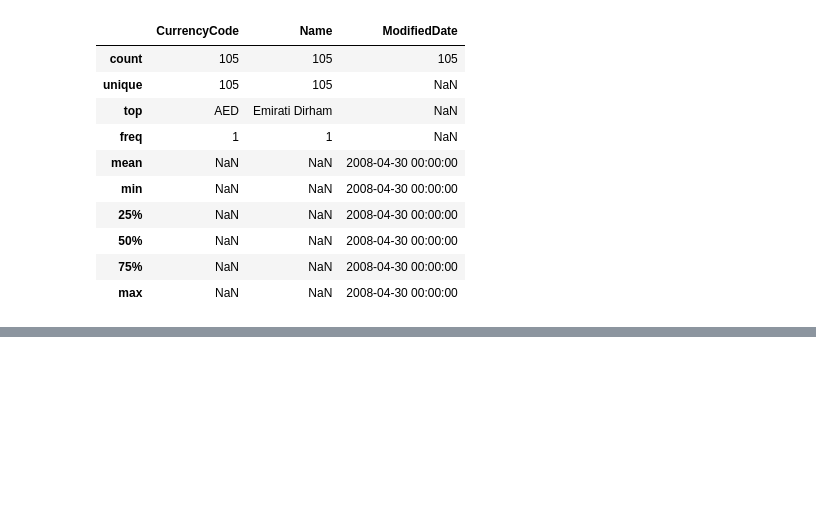
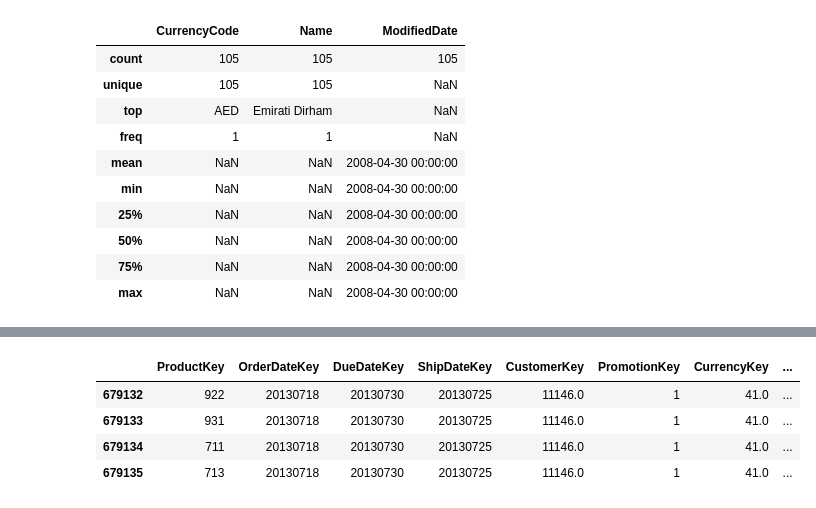
Before and after one commit to AngieJoya99/ETL-proyecto, a Jupyter notebook: pruebaConexion.ipynb, the cells around one changed output, grey strips where cells are left out. Saved outputs shown, nothing was run; the diff lists cells and outputs as text; code cells hidden in the pictures; blank space fills up the shorter version.

```diff
--- a/pruebaConexion.ipynb
+++ b/pruebaConexion.ipynb
@@ -383,0 +576,21 @@ transformDimSalesTerritory(sales["SalesTerritory"])
+# %%
+fact = transformFactInternetSales(
+    production["Product"],
+    sales["SalesOrderDetail"],
+    sales["SalesOrderHeader"],
+    sales["Customer"],
+    dimCustomer,
+    dimCurrency,
+    sales["CurrencyRate"],
+    person["StateProvince"],
+    sales["SalesTaxRate"]
+)
+
+fact[fact["SalesOrderNumber"] == "SO52813"]
+#dimCustomer[dimCustomer["CustomerKey"] == 11146]
+# %% [output]
+|  | ProductKey | OrderDateKey | DueDateKey | ShipDateKey | CustomerKey | PromotionKey | CurrencyKey | ... |
+| 679132 | 922 | 20130718 | 20130730 | 20130725 | 11146.0 | 1 | 41.0 | ... |
+| 679133 | 931 | 20130718 | 20130730 | 20130725 | 11146.0 | 1 | 41.0 | ... |
+| 679134 | 711 | 20130718 | 20130730 | 20130725 | 11146.0 | 1 | 41.0 | ... |
+| 679135 | 713 | 20130718 | 20130730 | 20130725 | 11146.0 | 1 | 41.0 | ... |
```
Also changed, not shown: parts of 10 cells of this notebook, 1 other file.
